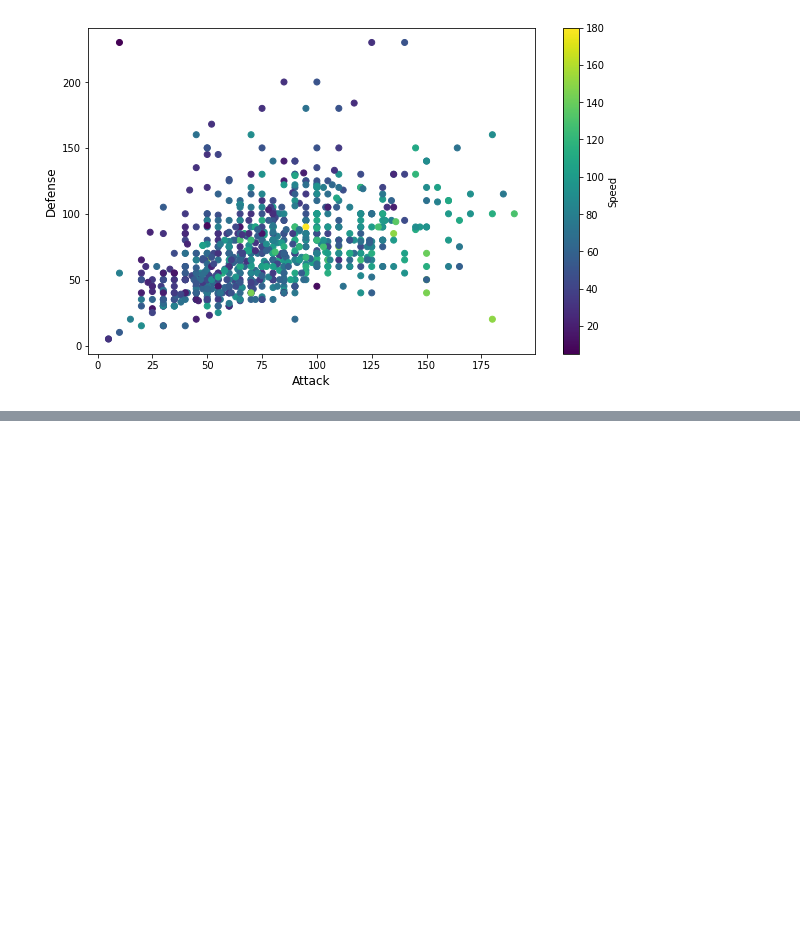
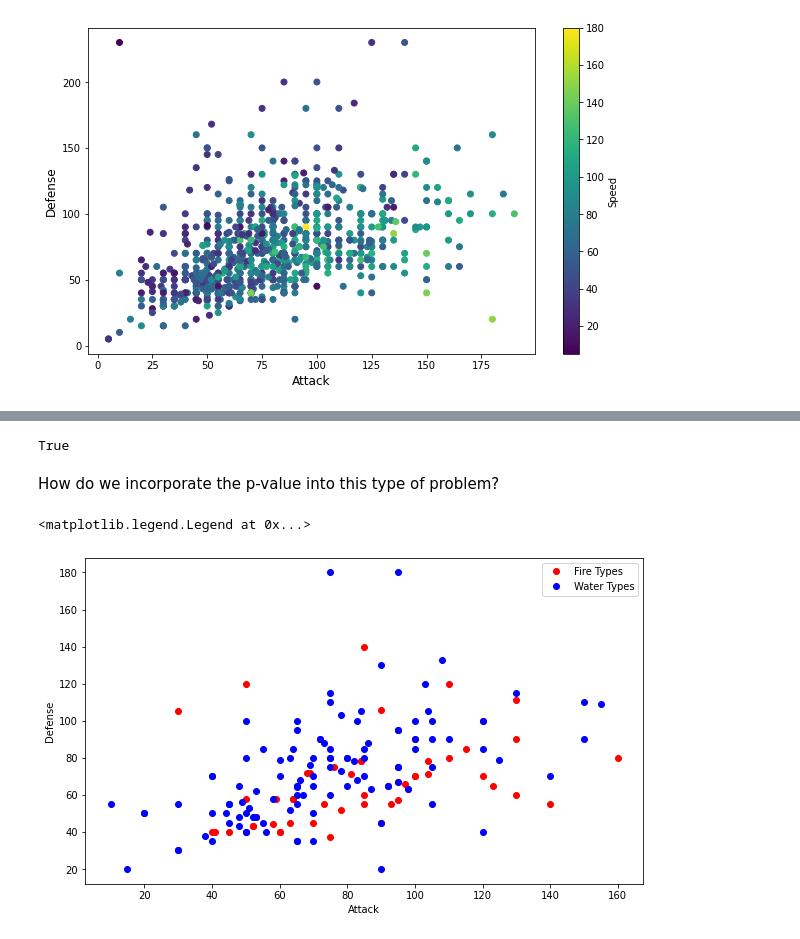
Before and after one commit to wbroem/Math560_Project, a Jupyter notebook: Explore_data.ipynb, the cells around one changed output, grey strips where cells are left out. Cells and saved outputs as stored; diff of their text form; code cells hidden in the pictures; blank space fills up the shorter version.

```diff
--- a/Explore_data.ipynb
+++ b/Explore_data.ipynb
@@ -43,0 +82,20 @@ plt.savefig('atk_vs_def_vs_speed.pdf')
+# %%
+mu_atk_fire, sigma_atk_fire = compute_stats('Fire', 'Attack')
+mu_atk_water, sigma_atk_water = compute_stats('Water', 'Attack')
+
+if mu_atk_fire > mu_atk_water:
+    print(True)
+# %% [output]
+True
+# %% [markdown]
+How do we incorporate the p-value into this type of problem?
+# %%
+plt.figure(figsize = [10,6])
+plt.plot(attack[fire_ix], defense[fire_ix], 'r.', markersize = 12, label = 'Fire Types')
+plt.plot(attack[water_ix], defense[water_ix], 'b.', markersize = 12, label = 'Water Types')
+plt.xlabel('Attack')
+plt.ylabel('Defense')
+plt.legend()
+# %% [output]
+<matplotlib.legend.Legend at 0x...>
+[figure, added]
```
Also changed, not shown: parts of 8 cells of this notebook, 1 other file.
